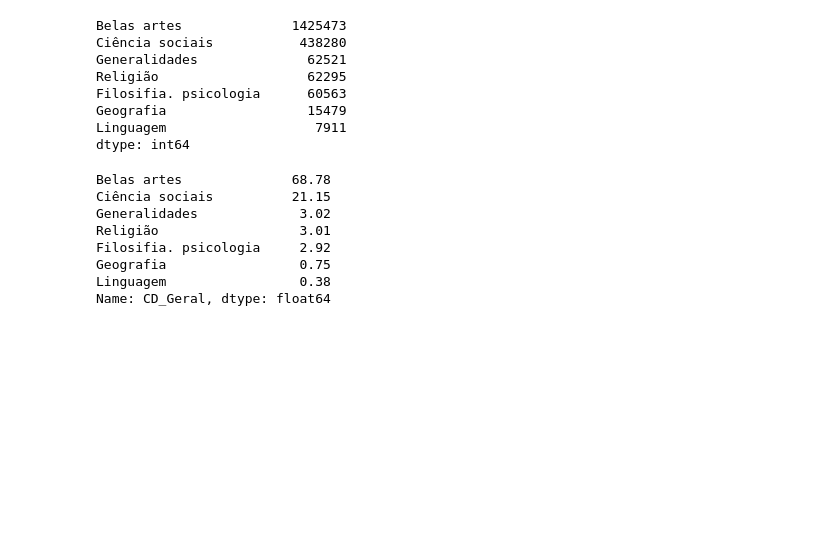
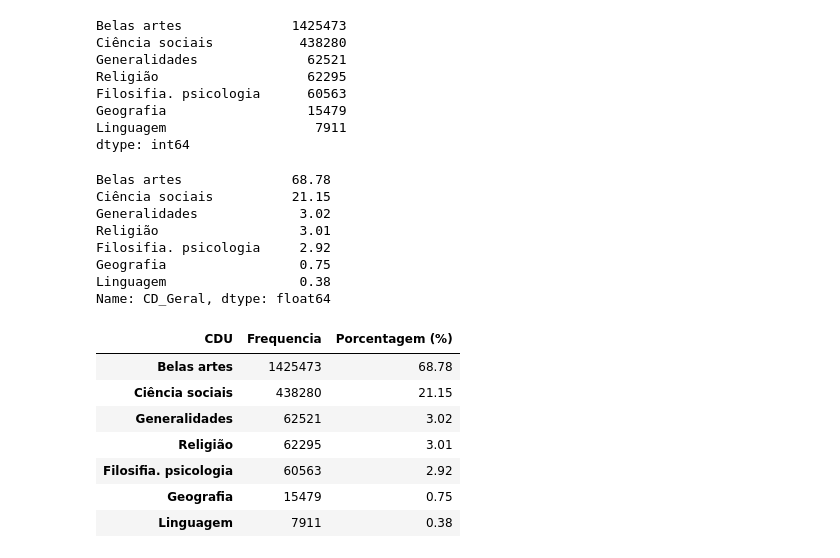
Before and after one commit to Odilon01/7_Dias_de_C-digo_Alura-Python-Pandas, a Jupyter notebook: 7dayofcode.ipynb, the cells around one changed output. Drawn from its saved outputs; the diff is of its cells as text; code cells hidden in the pictures; blank space fills up the shorter version.

```diff
--- a/7dayofcode.ipynb
+++ b/7dayofcode.ipynb
@@ -353,3 +353,18 @@ Filosifia. psicologia     2.92
 Geografia                 0.75
 Linguagem                 0.38
 Name: CD_Geral, dtype: float64
+# %%
+frenquencia_CDU = (dados_completos_biblioteca['CD_Geral']).value_counts().round(2)
+percentual_CDU = (dados_completos_biblioteca['CD_Geral'].value_counts(normalize=True)*100).round(2)
+dist_freq_CDU = pd.DataFrame({'Frequencia': frenquencia_CDU, 'Porcentagem (%)': percentual_CDU})
+dist_freq_CDU.rename_axis('CDU', axis='columns', inplace=True)
+dist_freq_CDU
+# %% [output]
+| CDU | Frequencia | Porcentagem (%) |
+| Belas artes | 1425473 | 68.78 |
+| Ciência sociais | 438280 | 21.15 |
+| Generalidades | 62521 | 3.02 |
+| Religião | 62295 | 3.01 |
+| Filosifia. psicologia | 60563 | 2.92 |
+| Geografia | 15479 | 0.75 |
+| Linguagem | 7911 | 0.38 |
```
Also changed, not shown: parts of 1 cell of this notebook.
